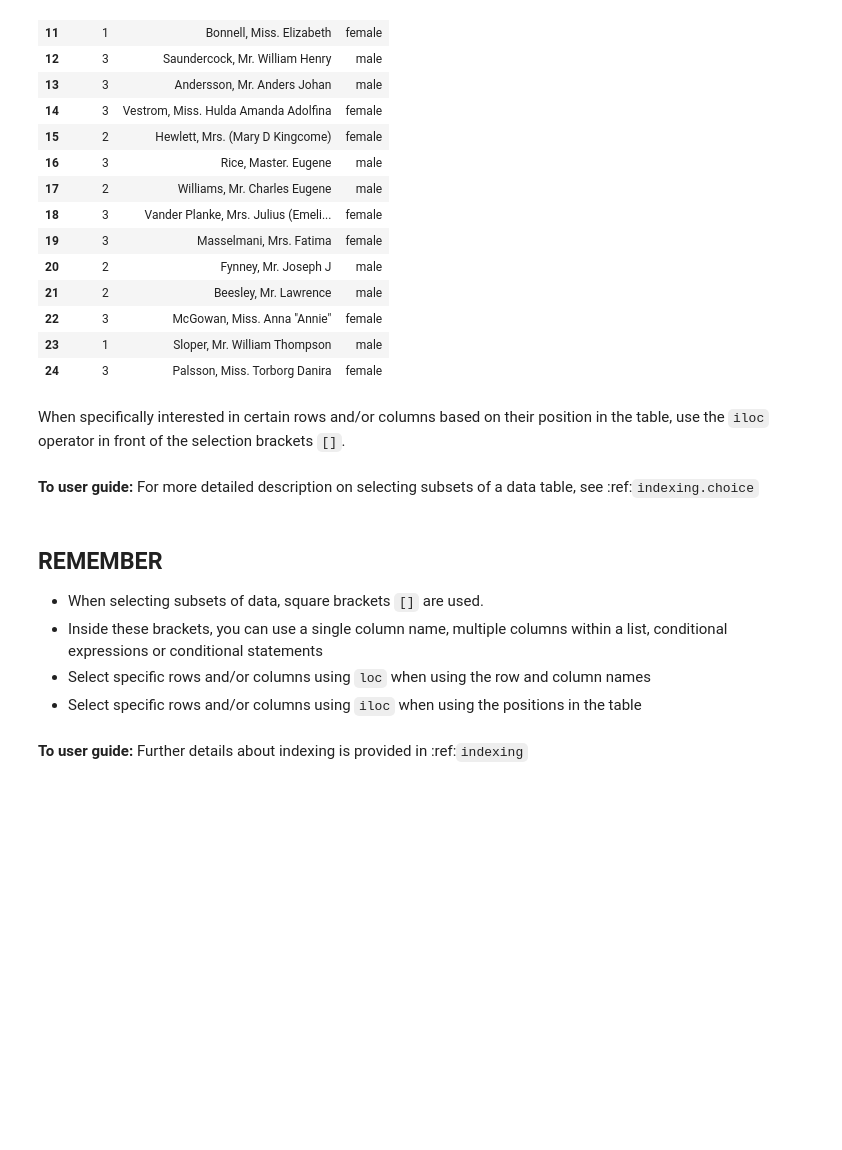
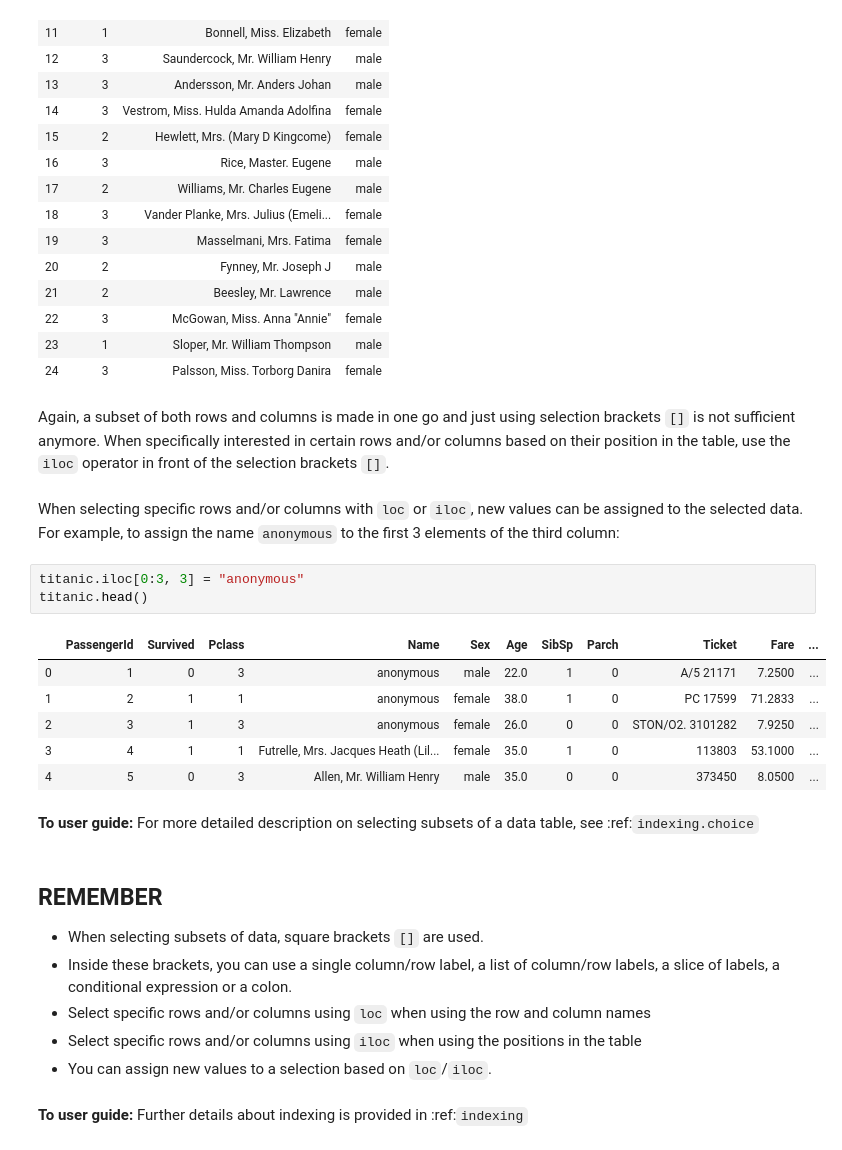
Before and after one commit to stijnvanhoey/pandas-getting-started-tutorials, a Jupyter notebook: notebooks/3_subset_data.ipynb, the cells around one changed output. Drawn from its saved outputs; the diff is of its cells as text; blank space fills up the shorter version.

```diff
--- a/notebooks/3_subset_data.ipynb
+++ b/notebooks/3_subset_data.ipynb
@@ -180,15 +239,28 @@ titanic.iloc[9:25, 2:5]
 | 23 | 1 | Sloper, Mr. William Thompson | male |
 | 24 | 3 | Palsson, Miss. Torborg Danira | female |
 # %% [markdown]
-When specifically interested in certain rows and/or columns based on their position in the table, use the `iloc` operator in front of the selection brackets `[]`.
+Again, a subset of both rows and columns is made in one go and just using selection brackets `[]` is not sufficient anymore. When specifically interested in certain rows and/or columns based on their position in the table, use the `iloc` operator in front of the selection brackets `[]`.
+# %% [markdown]
+When selecting specific rows and/or columns with `loc` or `iloc`, new values can be assigned to the selected data. For example, to assign the name `anonymous` to the first 3 elements of the third column:
+# %%
+titanic.iloc[0:3, 3] = "anonymous"
+titanic.head()
+# %% [output]
+|  | PassengerId | Survived | Pclass | Name | Sex | Age | SibSp | Parch | Ticket | Fare | ... |
+| 0 | 1 | 0 | 3 | anonymous | male | 22.0 | 1 | 0 | A/5 21171 | 7.2500 | ... |
+| 1 | 2 | 1 | 1 | anonymous | female | 38.0 | 1 | 0 | PC 17599 | 71.2833 | ... |
+| 2 | 3 | 1 | 3 | anonymous | female | 26.0 | 0 | 0 | STON/O2. 3101282 | 7.9250 | ... |
+| 3 | 4 | 1 | 1 | Futrelle, Mrs. Jacques Heath (Lil... | female | 35.0 | 1 | 0 | 113803 | 53.1000 | ... |
+| 4 | 5 | 0 | 3 | Allen, Mr. William Henry | male | 35.0 | 0 | 0 | 373450 | 8.0500 | ... |
 # %% [markdown]
 __To user guide:__ For more detailed description on selecting subsets of a data table, see :ref:`indexing.choice`
 # %% [markdown]
 ## REMEMBER
 
 - When selecting subsets of data, square brackets `[]` are used.
-- Inside these brackets, you can use a single column name, multiple columns within a list, conditional expressions or conditional statements
+- Inside these brackets, you can use a single column/row label, a list of column/row labels, a slice of labels, a conditional expression or a colon.
 - Select specific rows and/or columns using `loc` when using the row and column names
 - Select specific rows and/or columns using `iloc` when using the positions in the table
+- You can assign new values to a selection based on `loc`/`iloc`.
 # %% [markdown]
 __To user guide:__ Further details about indexing is provided in :ref:`indexing`
```
Also changed, not shown: parts of 41 cells of this notebook.
